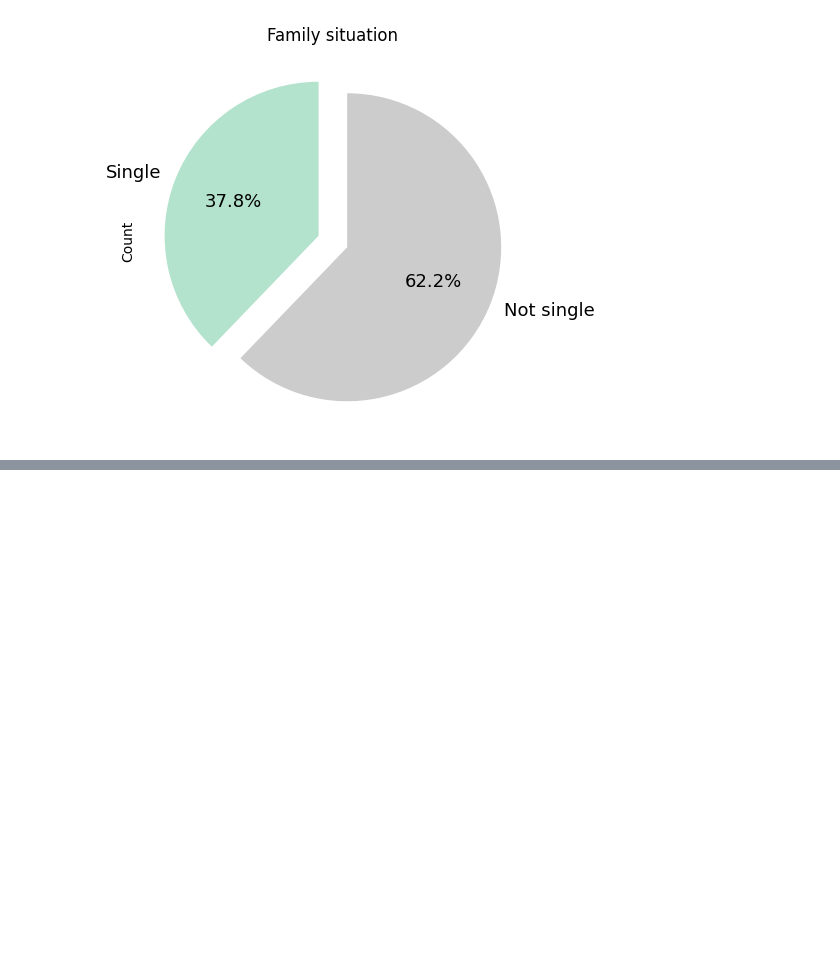
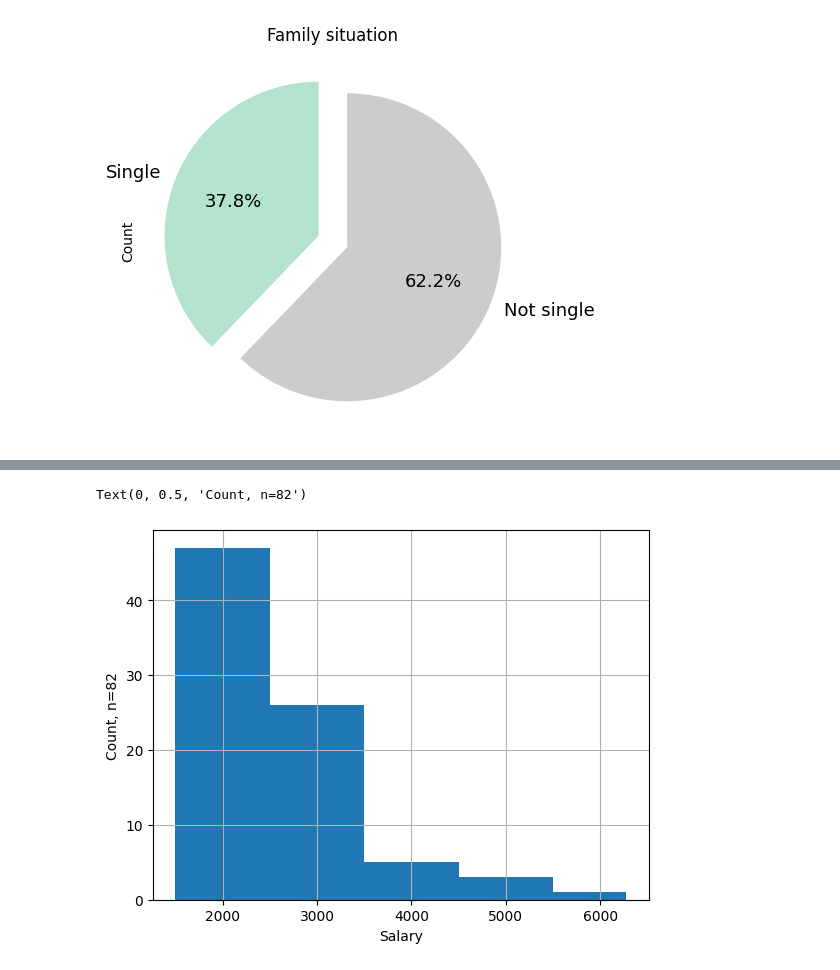
Before and after one commit to jemlau/DataAnalysisProject, a Jupyter notebook: harjotustyöHANNA.ipynb, the cells around one changed output, grey strips where cells are left out. Cells and saved outputs as stored; diff of their text form; code cells hidden in the pictures; blank space fills up the shorter version.

```diff
--- a/harjotustyöHANNA.ipynb
+++ b/harjotustyöHANNA.ipynb
@@ -39,3 +39,17 @@ df_family_filtered['Count'].plot.pie(**kwargs)
 # %% [output]
 <Axes: title={'center': 'Family situation'}, ylabel='Count'>
 [figure]
+# %%
+df_salary=pd.crosstab(df['salary'], 'Count')
+df_salary
+
+bins = [1500, 2500, 3500, 4500, 5500, 6278]
+df['salary_class'] = pd.cut(df['salary'], bins = bins)
+# %%
+df_salary = pd.crosstab(df['salary_class'], 'Count')
+df_salary.columns.name = ''
+n = df_salary['Count'].sum()
+df_salary['%'] = df_salary / n * 100
+df_salary.loc['Total'] = df_salary[['Count', '%']].sum()
+df_salary['Count'] = df_salary['Count'].astype(int)
+df_salary.round(decimals=1)
@@ -41,0 +67,9 @@ df_family_filtered['Count'].plot.pie(**kwargs)
+# %%
+bins = [1500, 2500, 3500, 4500, 5500, 6278]
+df['salary'].hist(bins = bins)
+
+plt.xlabel('Salary')
+plt.ylabel('Count, n=' + str(n))
+# %% [output]
+Text(0, 0.5, 'Count, n=82')
+[figure, added]
```
Also changed, not shown: parts of 1 cell of this notebook.
